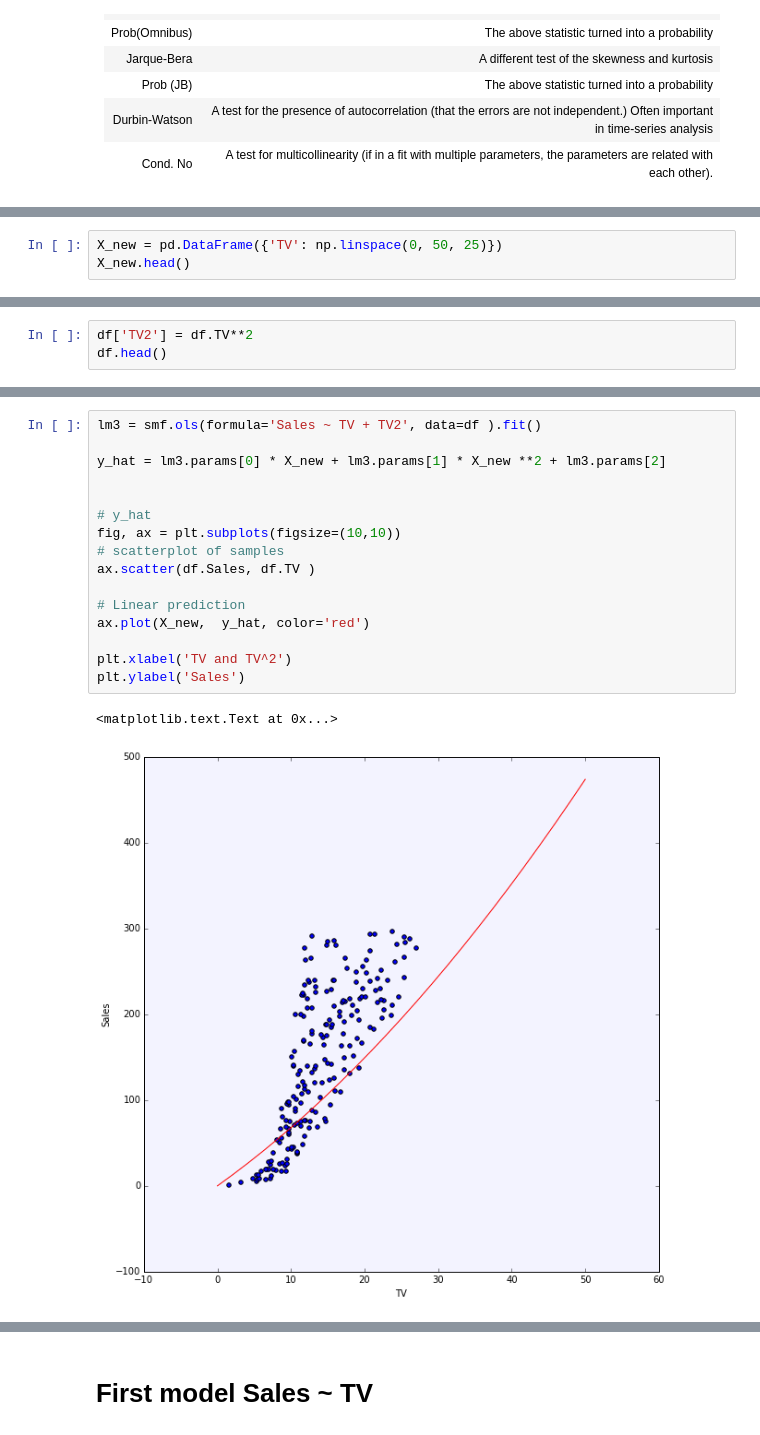
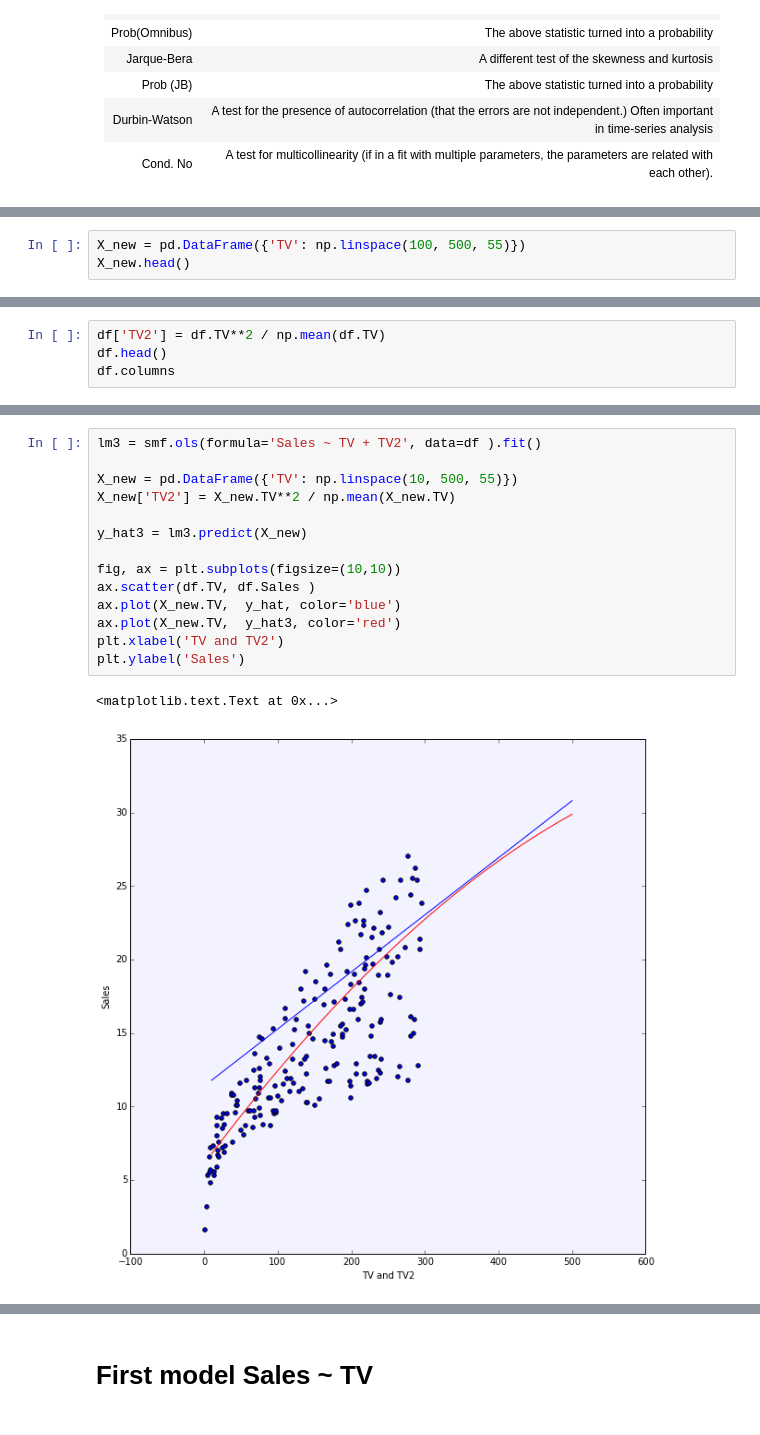
Before and after one commit to alexisperrier/gads, a Jupyter notebook: 04_statistics_inference/py/Lesson 4 - Notebook 2 - Linear Regression for Causal Inference.ipynb, the cells around one changed output, grey strips where cells are left out. Cells and saved outputs as stored; diff of their text form.

```diff
--- a/04_statistics_inference/py/Lesson 4 - Notebook 2 - Linear Regression for Causal Inference.ipynb
+++ b/04_statistics_inference/py/Lesson 4 - Notebook 2 - Linear Regression for Causal Inference.ipynb
@@ -283,5 +295,5 @@ Warnings:
 # %%
-X_new = pd.DataFrame({'TV': np.linspace(0, 50, 25)})
+X_new = pd.DataFrame({'TV': np.linspace(100, 500, 55)})
 X_new.head()
 # %% [output]
 |  | TV |
@@ -317,4 +325,5 @@ plt.ylabel('Sales')
 # %%
-df['TV2'] = df.TV**2
+df['TV2'] = df.TV**2 / np.mean(df.TV)
 df.head()
+df.columns
 # %% [output]
@@ -327,19 +331,17 @@ df.head()
 # %%
 lm3 = smf.ols(formula='Sales ~ TV + TV2', data=df ).fit()
 
-y_hat = lm3.params[0] * X_new + lm3.params[1] * X_new **2 + lm3.params[2]
+X_new = pd.DataFrame({'TV': np.linspace(10, 500, 55)})
+X_new['TV2'] = X_new.TV**2 / np.mean(X_new.TV)
 
+y_hat3 = lm3.predict(X_new)
 
-# y_hat
 fig, ax = plt.subplots(figsize=(10,10))
-# scatterplot of samples
-ax.scatter(df.Sales, df.TV )
-
-# Linear prediction
-ax.plot(X_new,  y_hat, color='red')
-
-plt.xlabel('TV and TV^2')
+ax.scatter(df.TV, df.Sales )
+ax.plot(X_new.TV,  y_hat, color='blue')
+ax.plot(X_new.TV,  y_hat3, color='red')
+plt.xlabel('TV and TV2')
 plt.ylabel('Sales')
 # %% [output]
 <matplotlib.text.Text at 0x...>
-[figure, old version]
+[figure, new version]
```
Also changed, not shown: parts of 22 cells of this notebook, 1 other file.
